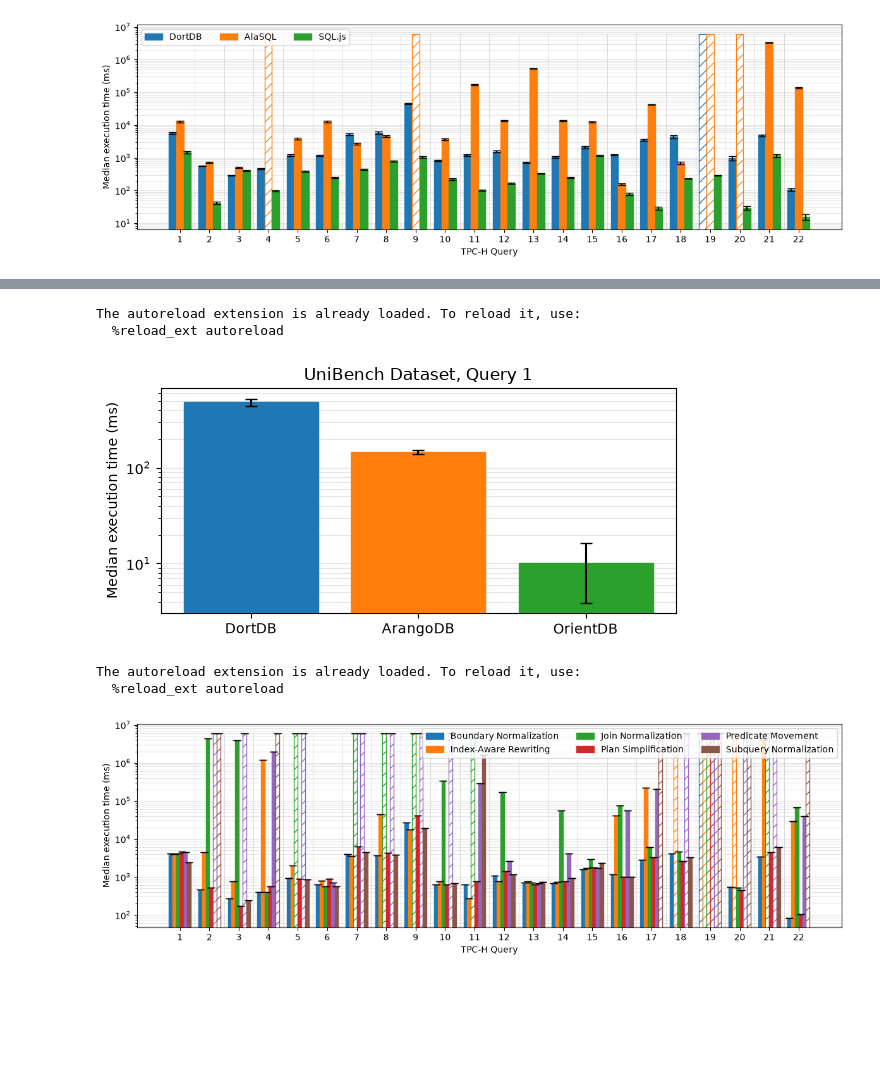
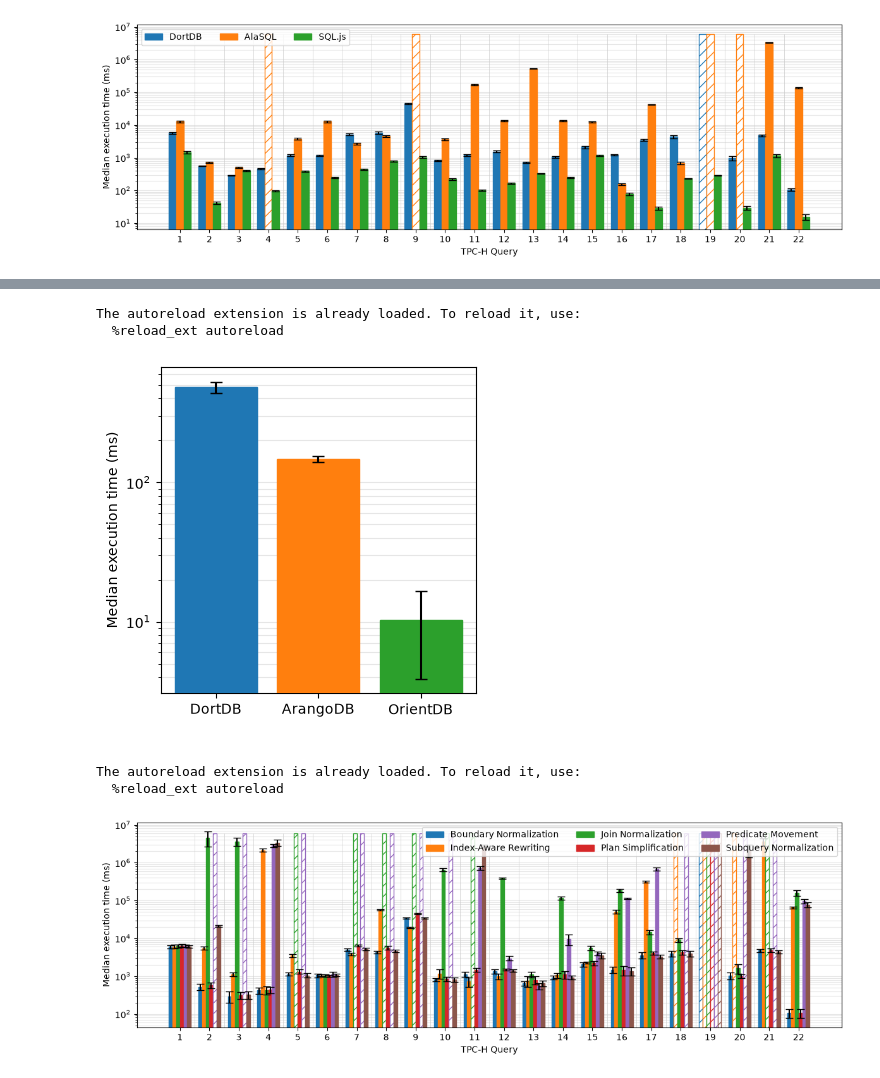
Before and after one commit to filipjezek/dortdb, a Jupyter notebook: packages/testing/benchmarks/experiments/plots.ipynb, the cells around one changed output, grey strips where cells are left out. Cells and saved outputs as stored; diff of their text form; code cells hidden in the pictures; blank space fills up the shorter version.

```diff
--- a/packages/testing/benchmarks/experiments/plots.ipynb
+++ b/packages/testing/benchmarks/experiments/plots.ipynb
@@ -46,24 +46,24 @@ The autoreload extension is already loaded. To reload it, use:
 # %%
 %load_ext autoreload
 %autoreload 2
 
 from common import Benchmark
 from plot_results import plot_database_query_times, plot_query_times
 
 BENCHMARK = Benchmark('unibench')
 DATABASES = ['dortdb', 'arango', 'orient']
 LABELS = ['DortDB', 'ArangoDB', 'OrientDB']
 
 results = BENCHMARK.load_results()
 # plot_database_query_times(results, DATABASES[0])
 # plot_database_query_times(results, DATABASES[1])
 # plot_database_query_times(results, DATABASES[2])
 
-plot_query_times(results, DATABASES, 1, (6, 3), 'UniBench Dataset, Query 1', labels=LABELS)
+plot_query_times(results, DATABASES, 1, (4, 4), ' ', labels=LABELS)
 # %% [output]
 The autoreload extension is already loaded. To reload it, use:
   %reload_ext autoreload
-[figure, old version]
+[figure, new version]
 # %%
 %load_ext autoreload
 %autoreload 2
@@ -92,7 +92,7 @@ LABELS = [
     # 'All Rules',
 ]
 
-# results = BENCHMARK.load_results()
+results = BENCHMARK.load_results()
 
 # plot_database_query_times(results, DATABASES[0])
 # plot_database_query_times(results, DATABASES[1])
@@ -100,51 +100,11 @@ LABELS = [
 # plot_database_query_times(results, DATABASES[3])
 # plot_database_query_times(results, DATABASES[4])
 # plot_database_query_times(results, DATABASES[5])
+
 # plot_database_query_times(results, DATABASES[6])
 
-temp_data = {
-    'database': [f'dortdb_exclude_{rule}' for rule in [
-        'boundaryNormalization', 'boundaryNormalization', 'boundaryNormalization', 'boundaryNormalization', 'boundaryNormalization', 'boundaryNormalization', 'boundaryNormalization', 'boundaryNormalization', 'boundaryNormalization', 'boundaryNormalization', 'boundaryNormalization', 'boundaryNormalization', 'boundaryNormalization', 'boundaryNormalization', 'boundaryNormalization', 'boundaryNormalization', 'boundaryNormalization', 'boundaryNormalization', 'boundaryNormalization', 'boundaryNormalization', 'boundaryNormalization', 'boundaryNormalization',
-        'indexAwareRewriting', 'indexAwareRewriting', 'indexAwareRewriting', 'indexAwareRewriting', 'indexAwareRewriting', 'indexAwareRewriting', 'indexAwareRewriting', 'indexAwareRewriting', 'indexAwareRewriting', 'indexAwareRewriting', 'indexAwareRewriting', 'indexAwareRewriting', 'indexAwareRewriting', 'indexAwareRewriting', 'indexAwareRewriting', 'indexAwareRewriting', 'indexAwareRewriting', 'indexAwareRewriting', 'indexAwareRewriting', 'indexAwareRewriting', 'indexAwareRewriting', 'indexAwareRewriting',
-        'joinNormalization', 'joinNormalization', 'joinNormalization', 'joinNormalization', 'joinNormalization', 'joinNormalization', 'joinNormalization', 'joinNormalization', 'joinNormalization', 'joinNormalization', 'joinNormalization', 'joinNormalization', 'joinNormalization', 'joinNormalization', 'joinNormalization', 'joinNormalization', 'joinNormalization', 'joinNormalization', 'joinNormalization', 'joinNormalization', 'joinNormalization', 'joinNormalization',
-        'planSimplification', 'planSimplification', 'planSimplification', 'planSimplification', 'planSimplification', 'planSimplification', 'planSimplification', 'planSimplification', 'planSimplification', 'planSimplification', 'planSimplification', 'planSimplification', 'planSimplification', 'planSimplification', 'planSimplification', 'planSimplification', 'planSimplification', 'planSimplification', 'planSimplification', 'planSimplification', 'planSimplification', 'planSimplification',
-        'predicateMovement', 'predicateMovement', 'predicateMovement', 'predicateMovement', 'predicateMovement', 'predicateMovement', 'predicateMovement', 'predicateMovement', 'predicateMovement', 'predicateMovement', 'predicateMovement', 'predicateMovement', 'predicateMovement', 'predicateMovement', 'predicateMovement', 'predicateMovement', 'predicateMovement', 'predicateMovement', 'predicateMovement', 'predicateMovement', 'predicateMovement', 'predicateMovement',
-        'subqueryNormalization', 'subqueryNormalization', 'subqueryNormalization', 'subqueryNormalization', 'subqueryNormalization', 'subqueryNormalization', 'subqueryNormalization', 'subqueryNormalization', 'subqueryNormalization', 'subqueryNormalization', 'subqueryNormalization', 'subqueryNormalization', 'subqueryNormalization', 'subqueryNormalization', 'subqueryNormalization', 'subqueryNormalization', 'subqueryNormalization', 'subqueryNormalization', 'subqueryNormalization', 'subqueryNormalization', 'subqueryNormalization', 'subqueryNormalization',
-        # 'all', 'all', 'all', 'all', 'all', 'all', 'all', 'all', 'all', 'all', 'all', 'all', 'all', 'all', 'all', 'all', 'all', 'all', 'all', 'all', 'all', 'all',
-    ]],
-    'queryId': [
-        1, 2, 3, 4, 5, 6, 7, 8, 9, 10, 11, 12, 13, 14, 15, 16, 17, 18, 19, 20, 21, 22,
-        1, 2, 3, 4, 5, 6, 7, 8, 9, 10, 11, 12, 13, 14, 15, 16, 17, 18, 19, 20, 21, 22,
-        1, 2, 3, 4, 5, 6, 7, 8, 9, 10, 11, 12, 13, 14, 15, 16, 17, 18, 19, 20, 21, 22,
-        1, 2, 3, 4, 5, 6, 7, 8, 9, 10, 11, 12, 13, 14, 15, 16, 17, 18, 19, 20, 21, 22,
-        1, 2, 3, 4, 5, 6, 7, 8, 9, 10, 11, 12, 13, 14, 15, 16, 17, 18, 19, 20, 21, 22,
-        1, 2, 3, 4, 5, 6, 7, 8, 9, 10, 11, 12, 13, 14, 15, 16, 17, 18, 19, 20, 21, 22,
-        # 1, 2, 3, 4, 5, 6, 7, 8, 9, 10, 11, 12, 13, 14, 15, 16, 17, 18, 19, 20, 21, 22,
-    ],
-    'median': [
-        4158, 470, 271, 406, 928, 638, 4048, 3708, 26518, 639, 629, 1098, 706, 689, 1601, 1158, 2795, 4071, None, 548, 3379, 82,
-        4031, 4500, 771, 1177879, 2014, 801, 3549, 44834, 17996, 770, 276, 778, 776, 734, 1703, 41779, 217657, None, None, None, 4116987, 28664,
-        4076, 4337703, 3898883, 396, None, 556, None, None, None, 334588, None, 169952, 714, 55275, 2883, 75452, 5946, 4680, None, 518, None, 66994,
-        4578, 526, 172, 554, 906, 909, 6174, 4252, 41634, 638, 780, 1434, 644, 764, 1770, 1004, 3222, 2643, None, 456, 4419, 105,
-        4455, None, None, 1980152, None, 707, None, None, None, None, 294799, 2589, 681, 4177, 1744, 55798, 204144, None, None, None, None, 39290,
-        2449, None, 246, None, 867, 573, 4440, 3823, 18883, 670, 1604125, 1148, 745, 918, 2292, 1007, None, 3274, None, None, 5985, None,
-        # 4640, None, None, 2701736, None, 1084, None, None, None, None, None, None, 738, None, 3659, 1116632, None, None, None, None, None, 136656,
-    ],
-    'std': [
-        0, 0, 0, 0, 0, 0, 0, 0, 0, 0, 0, 0, 0, 0, 0, 0, 0, 0, 0, 0, 0, 0,
-        0, 0, 0, 0, 0, 0, 0, 0, 0, 0, 0, 0, 0, 0, 0, 0, 0, 0, 0, 0, 0, 0,
-        0, 0, 0, 0, 0, 0, 0, 0, 0, 0, 0, 0, 0, 0, 0, 0, 0, 0, 0, 0, 0, 0,
-        0, 0, 0, 0, 0, 0, 0, 0, 0, 0, 0, 0, 0, 0, 0, 0, 0, 0, 0, 0, 0, 0,
-        0, 0, 0, 0, 0, 0, 0, 0, 0, 0, 0, 0, 0, 0, 0, 0, 0, 0, 0, 0, 0, 0,
-        0, 0, 0, 0, 0, 0, 0, 0, 0, 0, 0, 0, 0, 0, 0, 0, 0, 0, 0, 0, 0, 0,
-        # 0, 0, 0, 0, 0, 0, 0, 0, 0, 0, 0, 0, 0, 0, 0, 0, 0, 0, 0, 0, 0, 0,
-    ],
-}
-
-results = pd.DataFrame(temp_data)
-
 plot_benchmark_query_times(results, DATABASES, 'bar', (12, 4), 'TPC-H Query', legend_loc='upper right', labels=LABELS)
 # %% [output]
 The autoreload extension is already loaded. To reload it, use:
   %reload_ext autoreload
-[figure, old version]
+[figure, new version]
```
Also changed, not shown: parts of 1 cell of this notebook, 5 other files.
